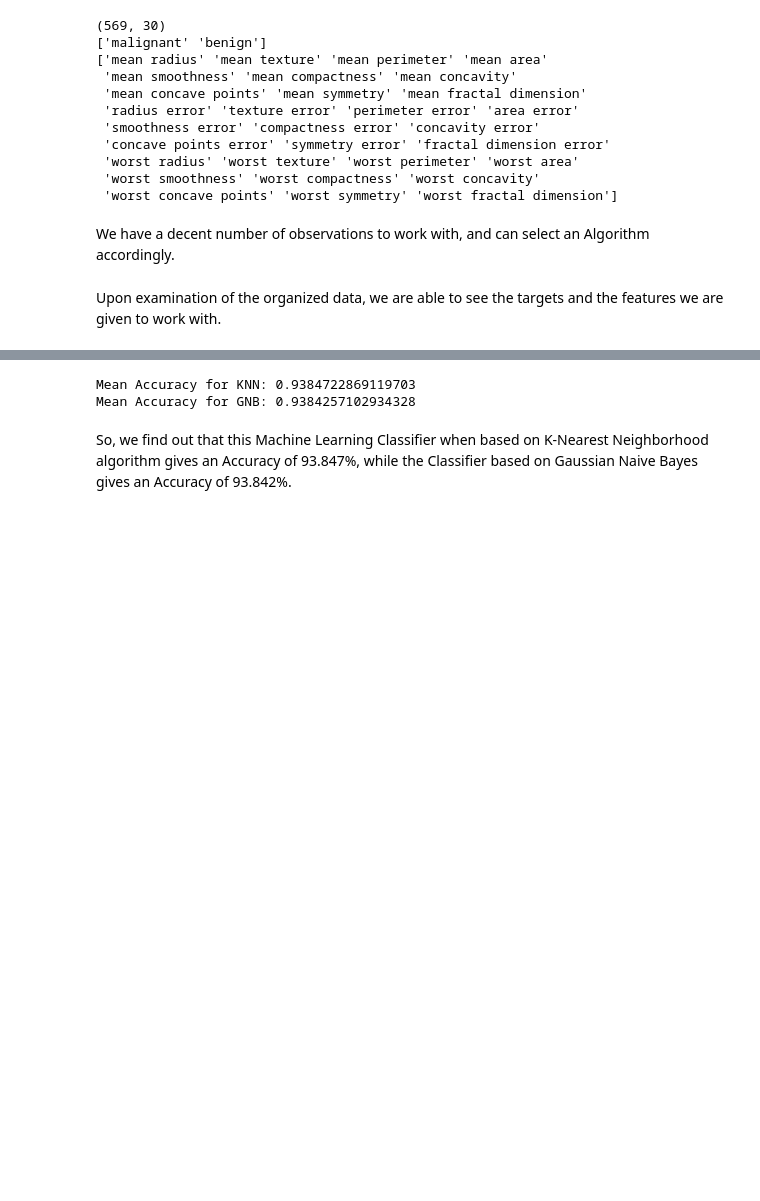
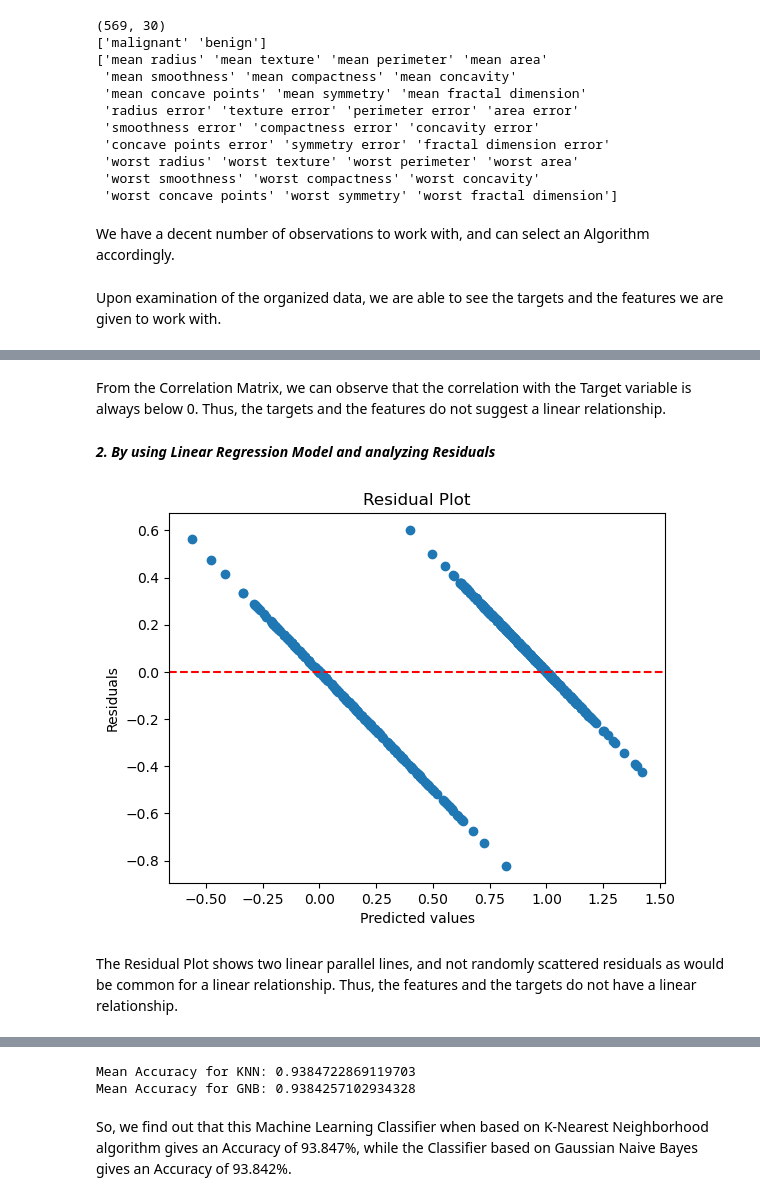
Before and after one commit to SShiwako15/Cancer-Cell-Classification-Machine-Learning, a Jupyter notebook: Cancel_Cell_Scikit.ipynb, the cells around one changed output, grey strips where cells are left out. Drawn from its saved outputs; the diff is of its cells as text; code cells hidden in the pictures; blank space fills up the shorter version.

```diff
--- a/Cancel_Cell_Scikit.ipynb
+++ b/Cancel_Cell_Scikit.ipynb
@@ -42,0 +93,24 @@ Let us use KNN Algorithm and Naive Bayes Algorithm as classification algorithm.
+# %% [markdown]
+From the Correlation Matrix, we can observe that the correlation with the Target variable is always below 0. Thus, the targets and the features do not suggest a linear relationship.
+# %% [markdown]
+***2. By using Linear Regression Model and analyzing Residuals***
+# %%
+X = df.drop(columns='targets')  # Features
+y = df['targets']  # Target
+
+# Fit the model
+model = LinearRegression().fit(X, y)
+predictions = model.predict(X)
+residuals = y - predictions
+
+# Plot residuals
+plt.scatter(predictions, residuals)
+plt.axhline(y=0, color='r', linestyle='--')
+plt.xlabel('Predicted values')
+plt.ylabel('Residuals')
+plt.title('Residual Plot')
+plt.show()
+# %% [output]
+[figure, added]
+# %% [markdown]
+The Residual Plot shows two linear parallel lines, and not randomly scattered residuals as would be common for a linear relationship. Thus, the features and the targets do not have a linear relationship.
```
Also changed, not shown: parts of 9 cells of this notebook.
